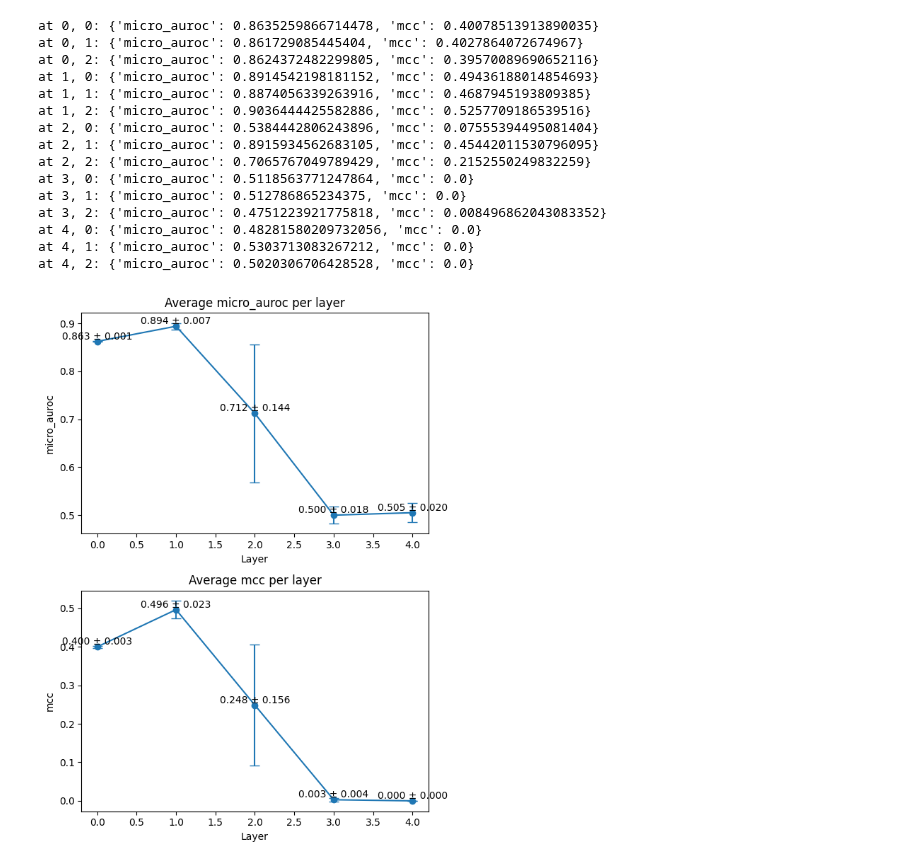
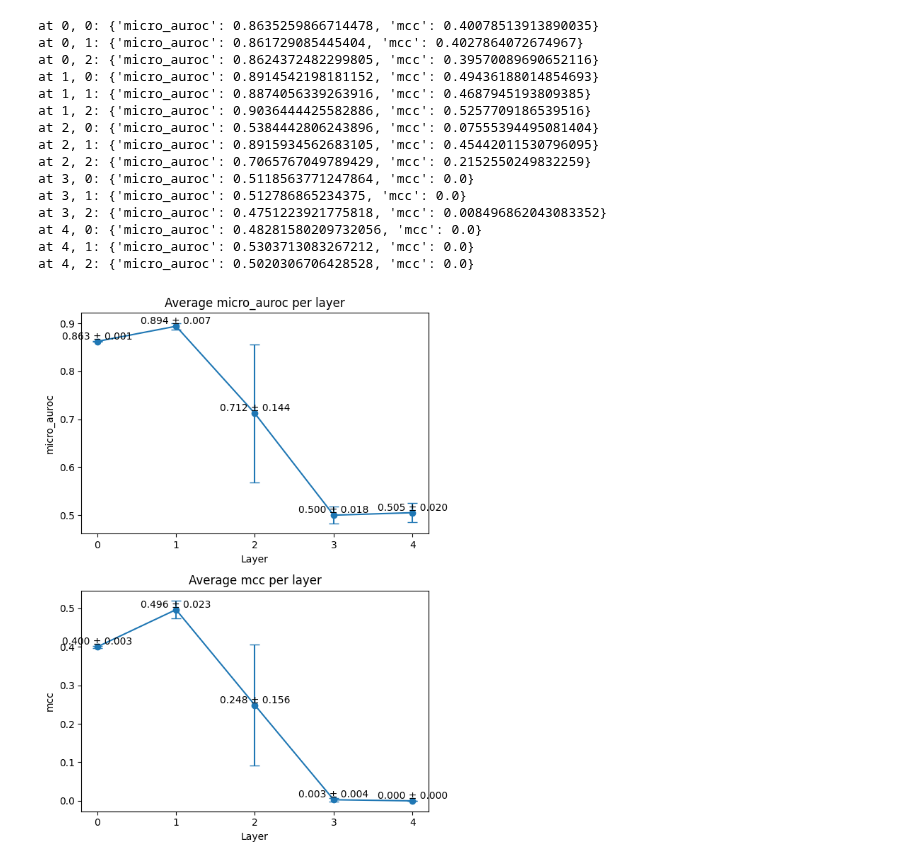
Before and after one commit to dlwocks31/atpbind, a Jupyter notebook: bert_pipeline.ipynb, the cells around one changed output. Cells and saved outputs as stored; diff of their text form; code cells hidden in the pictures.

```diff
--- a/bert_pipeline.ipynb
+++ b/bert_pipeline.ipynb
@@ -2,8 +2,6 @@
 import json
 with open('bert_pipeline.json', 'r') as f:
     data = json.load(f)
-# %%
-data = [d for d in data if d[0] < 4]
 # %%
 import matplotlib.pyplot as plt
 from statistics import mean
@@ -44,33 +42,35 @@ axs[0].set_ylabel('micro_auroc')
 # Add labels to micro_auroc data points
 for layer, avg, std in zip(layers, avg_metrics['micro_auroc'], std_metrics['micro_auroc']):
     axs[0].text(layer, avg, '%.3f ± %.3f' % (avg, std), ha='center', va='bottom')
-
+axs[0].set_xticks(layers)
 # mcc plot
 axs[1].errorbar(layers, avg_metrics['mcc'], yerr=std_metrics['mcc'], fmt='-o', capsize=5)
 axs[1].set_title('Average mcc per layer')
 axs[1].set_xlabel('Layer')
 axs[1].set_ylabel('mcc')
 
 # Add labels to mcc data points
 for layer, avg, std in zip(layers, avg_metrics['mcc'], std_metrics['mcc']):
     axs[1].text(layer, avg, '%.3f ± %.3f' % (avg, std), ha='center', va='bottom')
+axs[1].set_xticks(layers)
+
 
 plt.tight_layout()
 plt.show()
 # %% [output]
 at 0, 0: {'micro_auroc': 0.8635259866714478, 'mcc': 0.40078513913890035}
 at 0, 1: {'micro_auroc': 0.861729085445404, 'mcc': 0.4027864072674967}
 at 0, 2: {'micro_auroc': 0.8624372482299805, 'mcc': 0.39570089690652116}
 at 1, 0: {'micro_auroc': 0.8914542198181152, 'mcc': 0.49436188014854693}
 at 1, 1: {'micro_auroc': 0.8874056339263916, 'mcc': 0.4687945193809385}
 at 1, 2: {'micro_auroc': 0.9036444425582886, 'mcc': 0.5257709186539516}
 at 2, 0: {'micro_auroc': 0.5384442806243896, 'mcc': 0.07555394495081404}
 at 2, 1: {'micro_auroc': 0.8915934562683105, 'mcc': 0.45442011530796095}
 at 2, 2: {'micro_auroc': 0.7065767049789429, 'mcc': 0.2152550249832259}
 at 3, 0: {'micro_auroc': 0.5118563771247864, 'mcc': 0.0}
 at 3, 1: {'micro_auroc': 0.512786865234375, 'mcc': 0.0}
 at 3, 2: {'micro_auroc': 0.4751223921775818, 'mcc': 0.008496862043083352}
 at 4, 0: {'micro_auroc': 0.48281580209732056, 'mcc': 0.0}
 at 4, 1: {'micro_auroc': 0.5303713083267212, 'mcc': 0.0}
 at 4, 2: {'micro_auroc': 0.5020306706428528, 'mcc': 0.0}
-[figure, old version]
+[figure, new version]
```
